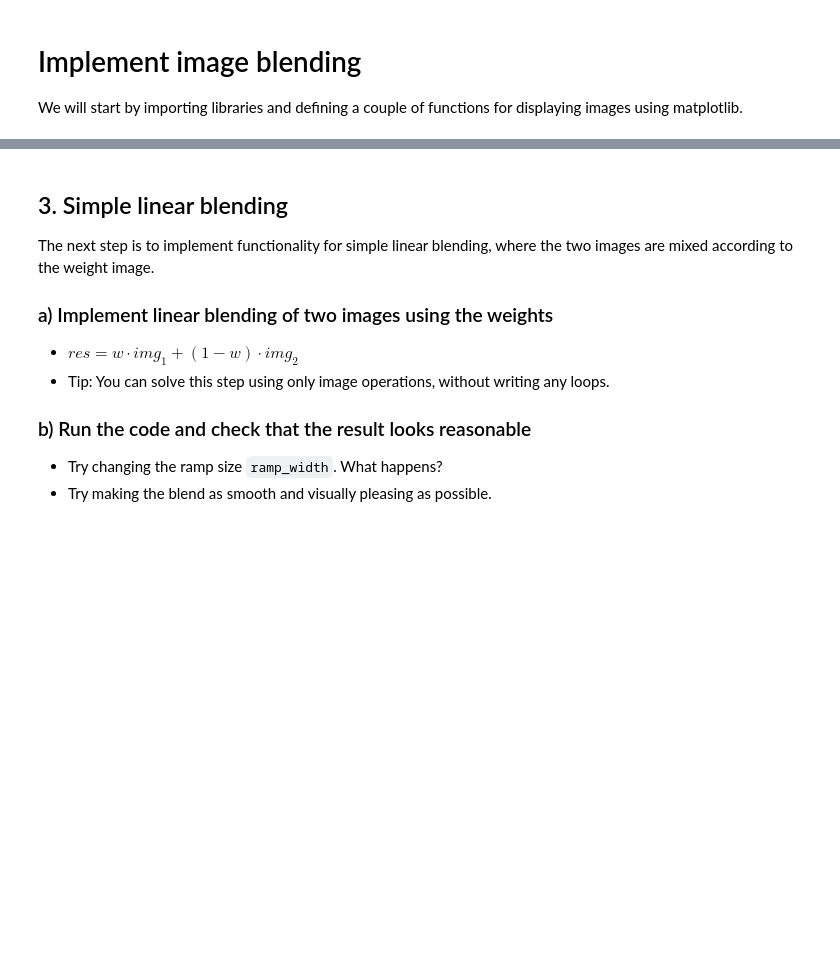
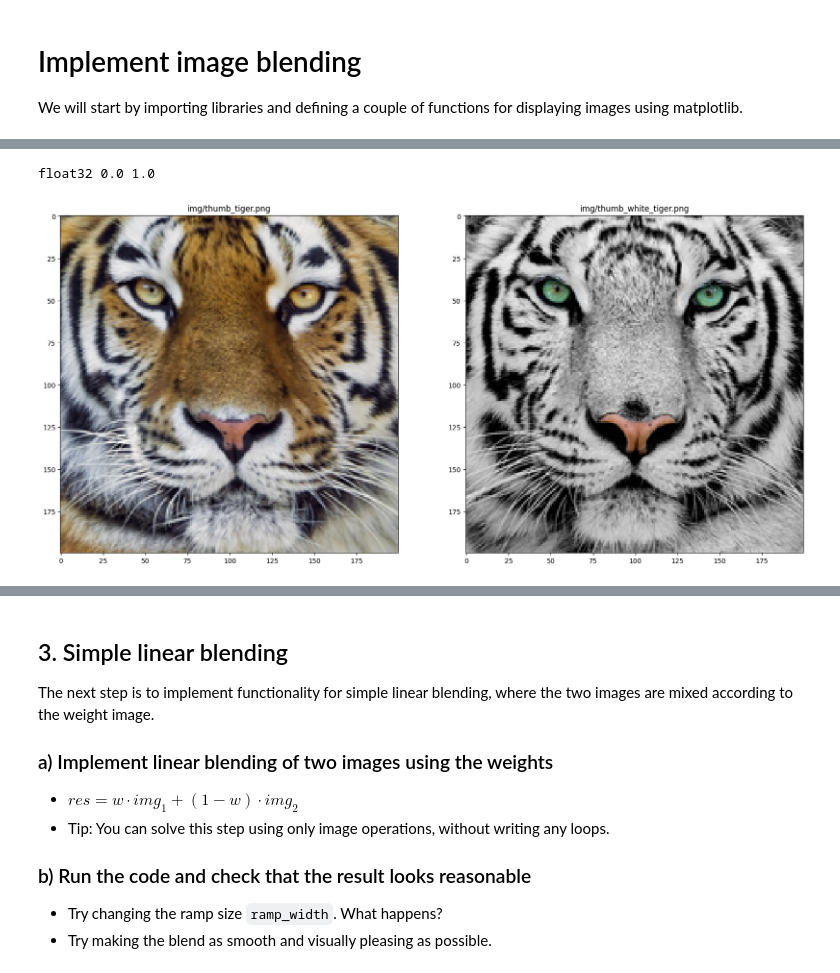
Before and after one commit to Podolskigutten/lab-image-blending-py, a Jupyter notebook: lab-image-blending.ipynb, the cells around one changed output, grey strips where cells are left out. Saved outputs shown, nothing was run; the diff lists cells and outputs as text; code cells hidden in the pictures; blank space fills up the shorter version.

```diff
--- a/lab-image-blending.ipynb
+++ b/lab-image-blending.ipynb
@@ -45,14 +45,17 @@ First, we need to read the two images we want to blend.
   - Hint: [numpy.float32](https://numpy.org/doc/stable/reference/arrays.scalars.html?#numpy.float32)
 # %%
 # Load the images.
-img_01_fname = ""
-img_01 = None
+img_01_fname = "img/thumb_tiger.png"
+img_01 = np.float32(cv2.imread(img_01_fname)) / 255
 
-img_02_fname = ""
-img_02 = None
+img_02_fname = "img/thumb_white_tiger.png"
+img_02 = np.float32(cv2.imread(img_02_fname)) / 255
 
 # Show the loaded images.
 showResultsSideBySide(img_01_fname, img_01, img_02_fname, img_02)
+# %% [output]
+float32 0.0 1.0
+[figure, added]
 # %% [markdown]
 ## 2. Create an image with weights for blending
 Now we need to define how the two images should be blended together.
```
Also changed, not shown: parts of 4 cells of this notebook.
